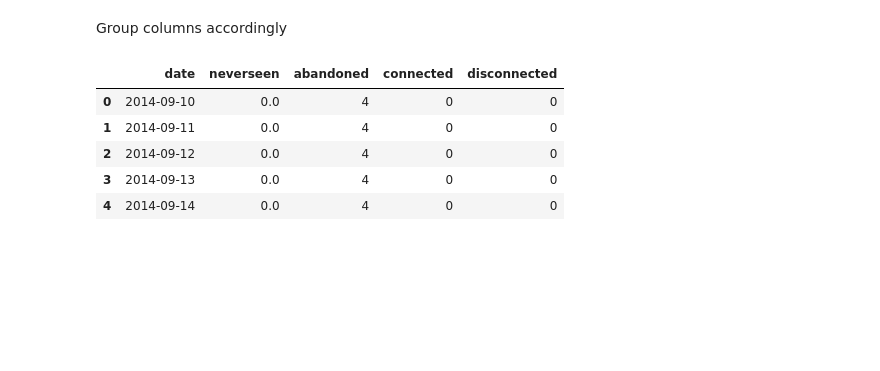
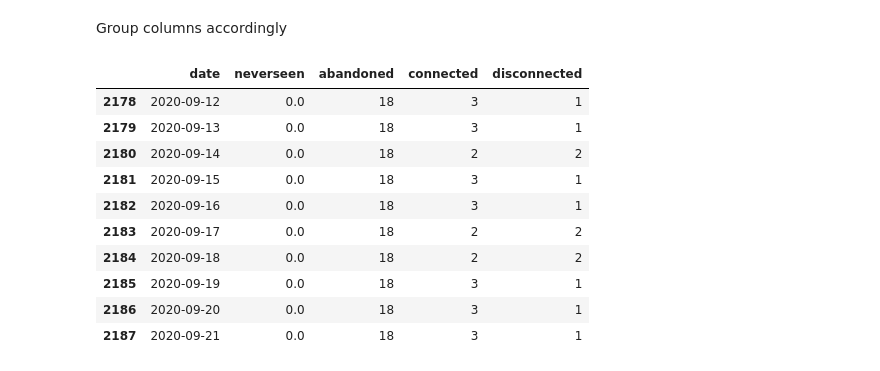
Before and after one commit to networkmeister/AFRICAN_RIPE_STATS_ANALYSIS, a Jupyter notebook: All_African_Countries_Data_1.ipynb, the cells around one changed output. Drawn from its saved outputs; the diff is of its cells as text; code cells hidden in the pictures; blank space fills up the shorter version.

```diff
--- a/All_African_Countries_Data_1.ipynb
+++ b/All_African_Countries_Data_1.ipynb
@@ -134,11 +137,17 @@ Group columns accordingly
 # %%
 df_agg = df.groupby(['date'])['neverseen', 'abandoned','connected','disconnected'].sum().reset_index()
 #df_agg.set_index('date')
-df_agg.head()
+df_agg.tail(10)
+#df_agg.shape
 # %% [output]
 |  | date | neverseen | abandoned | connected | disconnected |
-| 0 | 2014-09-10 | 0.0 | 4 | 0 | 0 |
-| 1 | 2014-09-11 | 0.0 | 4 | 0 | 0 |
-| 2 | 2014-09-12 | 0.0 | 4 | 0 | 0 |
-| 3 | 2014-09-13 | 0.0 | 4 | 0 | 0 |
-| 4 | 2014-09-14 | 0.0 | 4 | 0 | 0 |
+| 2178 | 2020-09-12 | 0.0 | 18 | 3 | 1 |
+| 2179 | 2020-09-13 | 0.0 | 18 | 3 | 1 |
+| 2180 | 2020-09-14 | 0.0 | 18 | 2 | 2 |
+| 2181 | 2020-09-15 | 0.0 | 18 | 3 | 1 |
+| 2182 | 2020-09-16 | 0.0 | 18 | 3 | 1 |
+| 2183 | 2020-09-17 | 0.0 | 18 | 2 | 2 |
+| 2184 | 2020-09-18 | 0.0 | 18 | 2 | 2 |
+| 2185 | 2020-09-19 | 0.0 | 18 | 3 | 1 |
+| 2186 | 2020-09-20 | 0.0 | 18 | 3 | 1 |
+| 2187 | 2020-09-21 | 0.0 | 18 | 3 | 1 |
```
Also changed, not shown: parts of 8 cells of this notebook.
